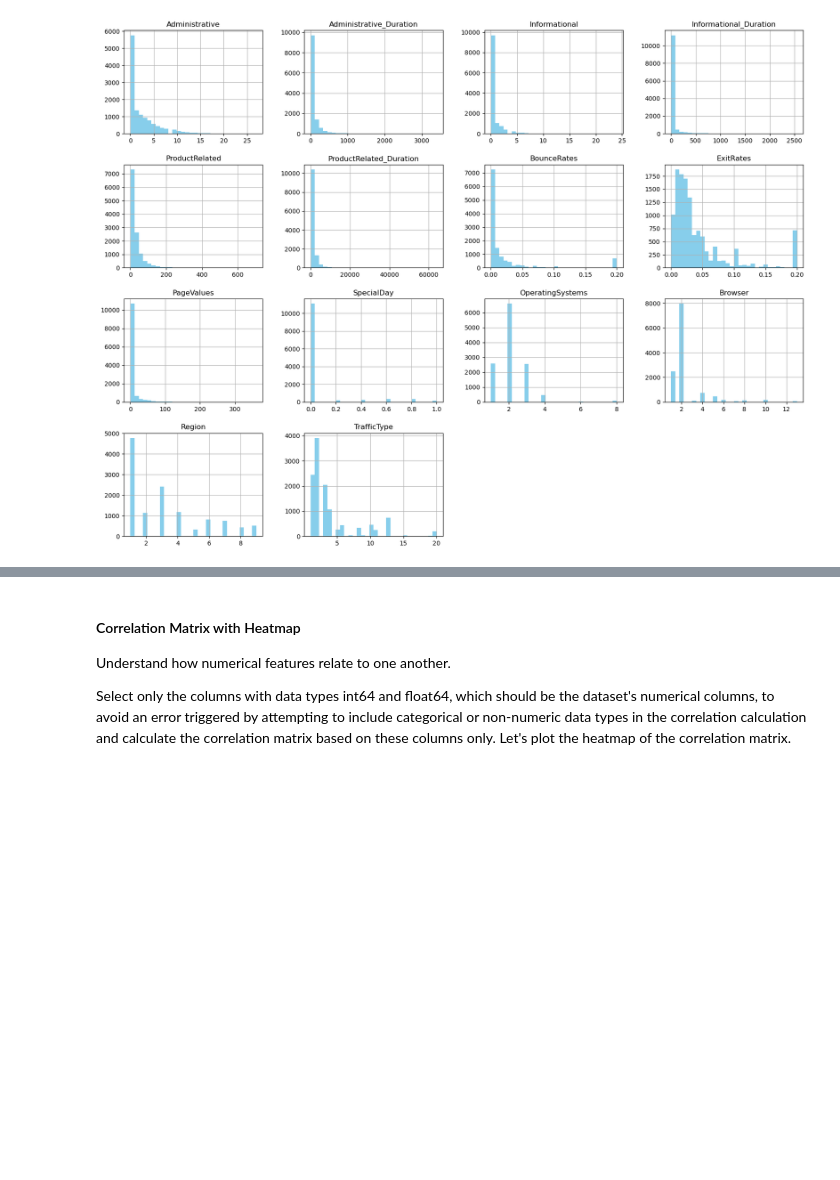
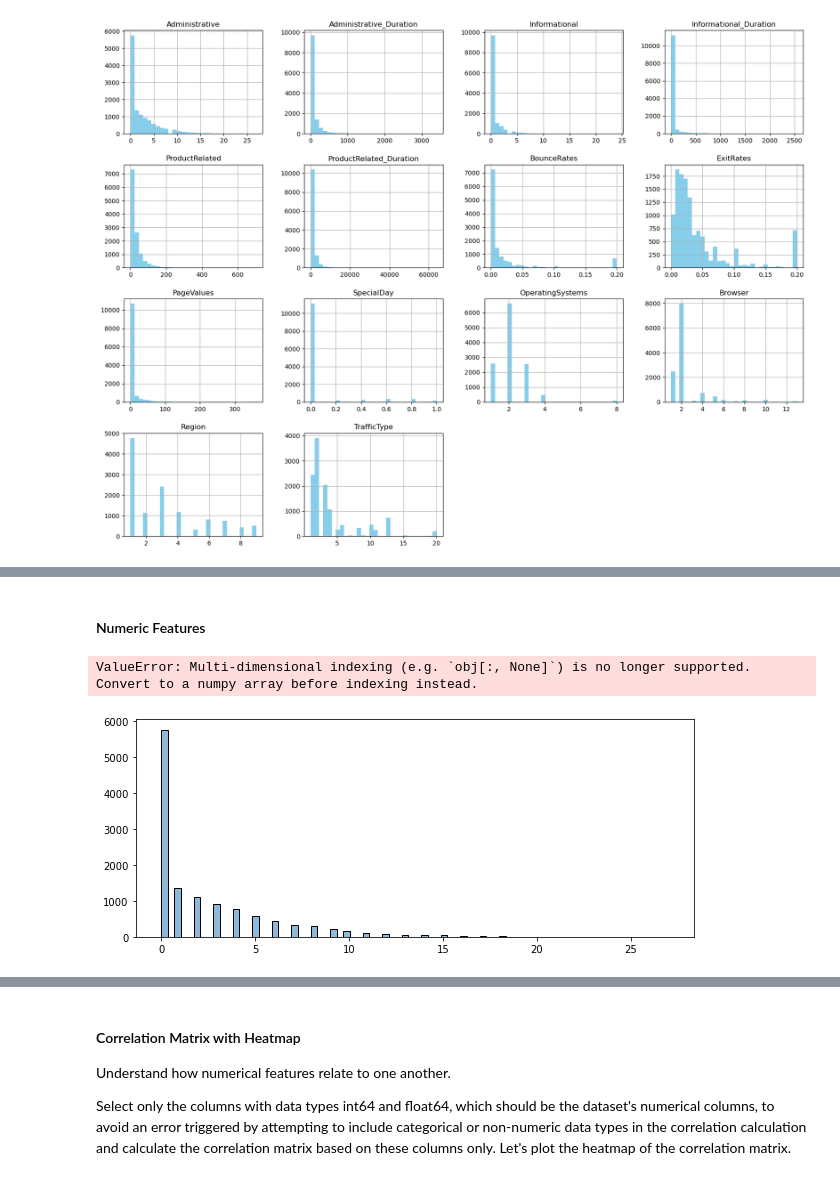
Before and after one commit to rosilenedasilva/online_shoppers_intention, a Jupyter notebook: Integrated_CA1.ipynb, the cells around one changed output, grey strips where cells are left out. Drawn from its saved outputs; the diff is of its cells as text; code cells hidden in the pictures; blank space fills up the shorter version.

```diff
--- a/Integrated_CA1.ipynb
+++ b/Integrated_CA1.ipynb
@@ -166,0 +185,13 @@ plt.show()
+# %% [markdown]
+#### Numeric Features
+# %%
+numeric_features = ['Administrative', 'Administrative_Duration', 'Informational', 'Informational_Duration',
+                    'ProductRelated', 'ProductRelated_Duration', 'BounceRates', 'ExitRates', 'PageValues']
+for feature in numeric_features:
+    plt.figure(figsize=(10, 4))
+    sns.histplot(shopperintents_df[feature], kde=True)
+    plt.title(f'Distribution of {feature}')
+    plt.show()
+# %% [output]
+ValueError: Multi-dimensional indexing (e.g. `obj[:, None]`) is no longer supported. Convert to a numpy array before indexing instead.
+[figure, added]
```
Also changed, not shown: parts of 23 cells of this notebook.
